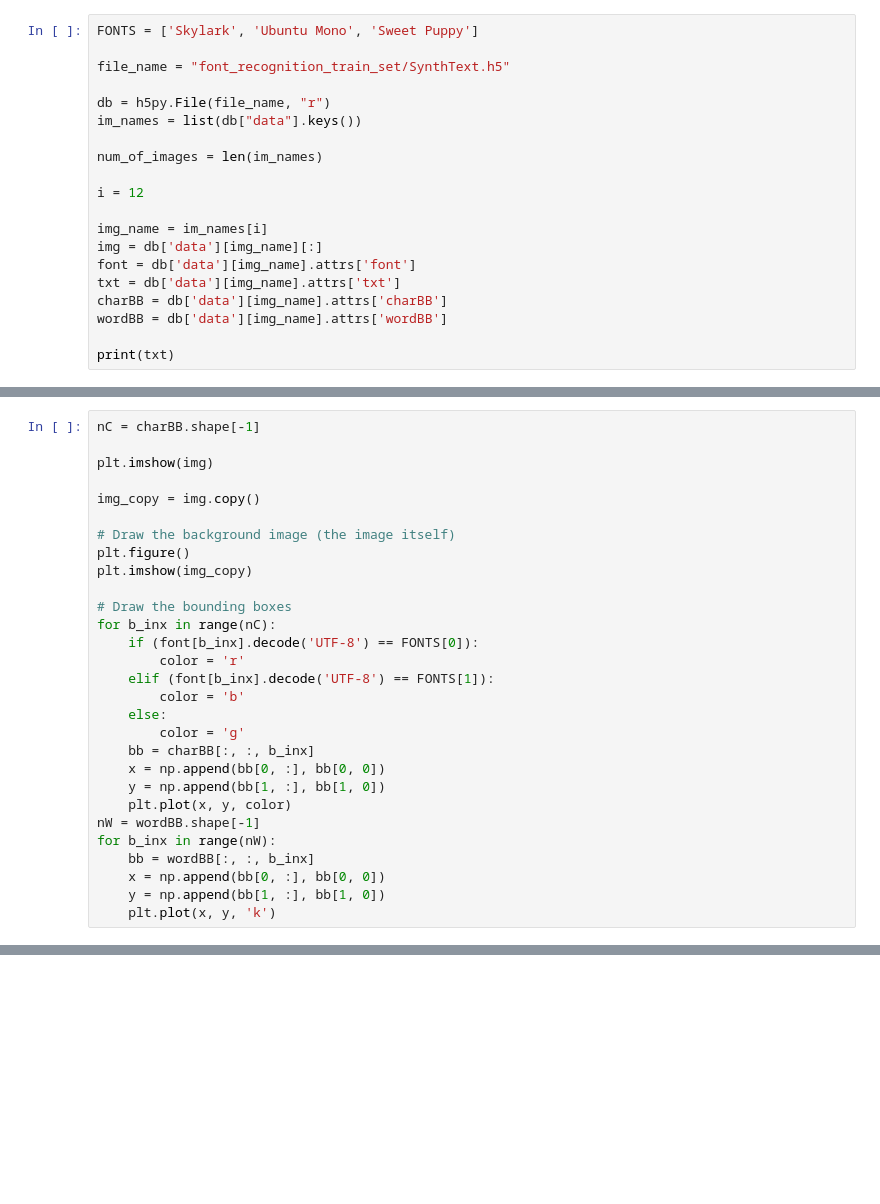
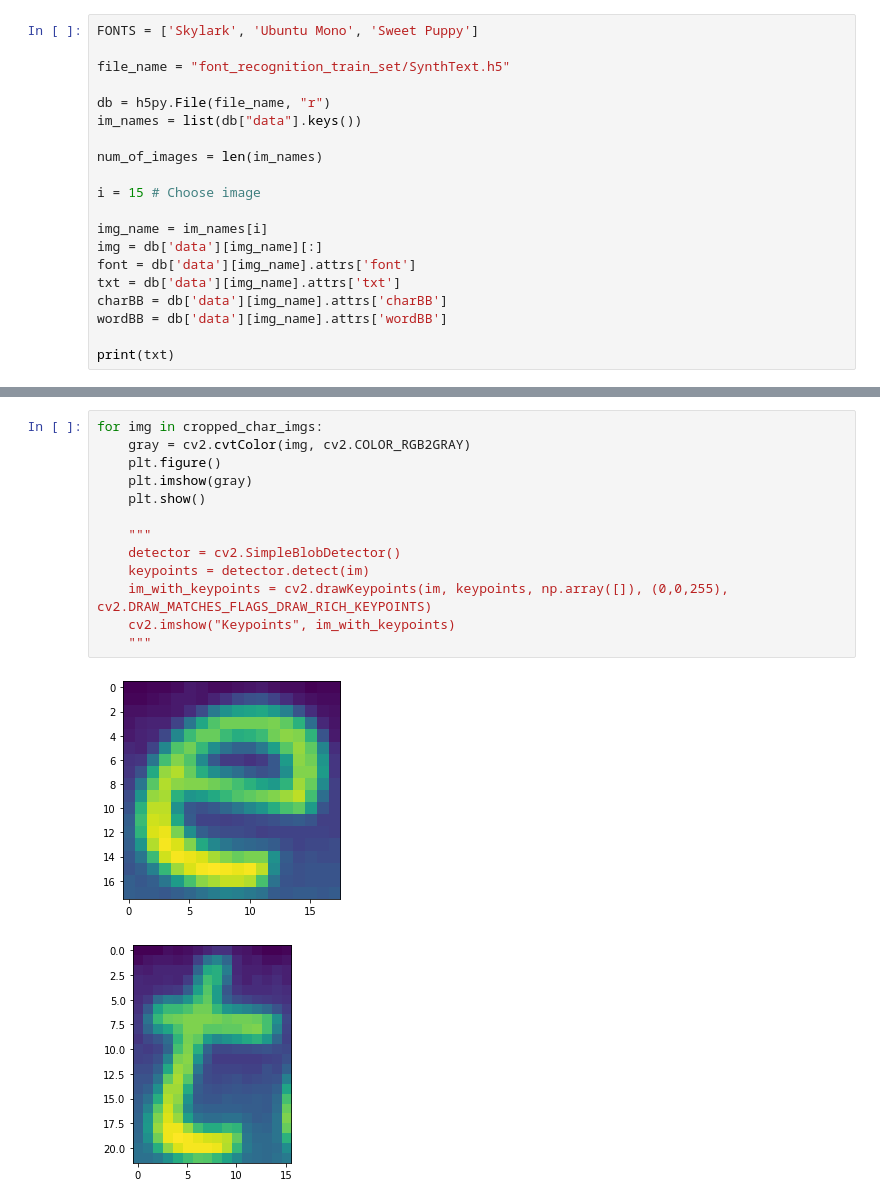
Before and after one commit to ShlomiRex/ocr-font-classifier-model, a Jupyter notebook: notebook.ipynb, the cells around one changed output, grey strips where cells are left out. Cells and saved outputs as stored; diff of their text form; blank space fills up the shorter version.

Commit message:
Cropped char per word, success

```diff
--- a/notebook.ipynb
+++ b/notebook.ipynb
@@ -21,7 +19,7 @@ im_names = list(db["data"].keys())
 
 num_of_images = len(im_names)
 
-i = 12
+i = 15 # Choose image
 
 img_name = im_names[i]
 img = db['data'][img_name][:]
@@ -36,29 +31,0 @@ print(txt)
-# %%
-nC = charBB.shape[-1]
-
-plt.imshow(img)
-
-img_copy = img.copy()
-
-# Draw the background image (the image itself)
-plt.figure()
-plt.imshow(img_copy)
-
-# Draw the bounding boxes
-for b_inx in range(nC):
-    if (font[b_inx].decode('UTF-8') == FONTS[0]):
-        color = 'r'
-    elif (font[b_inx].decode('UTF-8') == FONTS[1]):
-        color = 'b'
-    else:
-        color = 'g'
-    bb = charBB[:, :, b_inx]
-    x = np.append(bb[0, :], bb[0, 0])
-    y = np.append(bb[1, :], bb[1, 0])
-    plt.plot(x, y, color)
-nW = wordBB.shape[-1]
-for b_inx in range(nW):
-    bb = wordBB[:, :, b_inx]
-    x = np.append(bb[0, :], bb[0, 0])
-    y = np.append(bb[1, :], bb[1, 0])
-    plt.plot(x, y, 'k')
@@ -75,0 +122,16 @@ plt.show()
+# %%
+for img in cropped_char_imgs:
+    gray = cv2.cvtColor(img, cv2.COLOR_RGB2GRAY)
+    plt.figure()
+    plt.imshow(gray)
+    plt.show()
+
+    """
+    detector = cv2.SimpleBlobDetector()
+    keypoints = detector.detect(im)
+    im_with_keypoints = cv2.drawKeypoints(im, keypoints, np.array([]), (0,0,255), cv2.DRAW_MATCHES_FLAGS_DRAW_RICH_KEYPOINTS)
+    cv2.imshow("Keypoints", im_with_keypoints)
+    """
+# %% [output]
+[figure, added]
+[figure, added]
```
Also changed, not shown: parts of 6 cells of this notebook, 2 other files.
